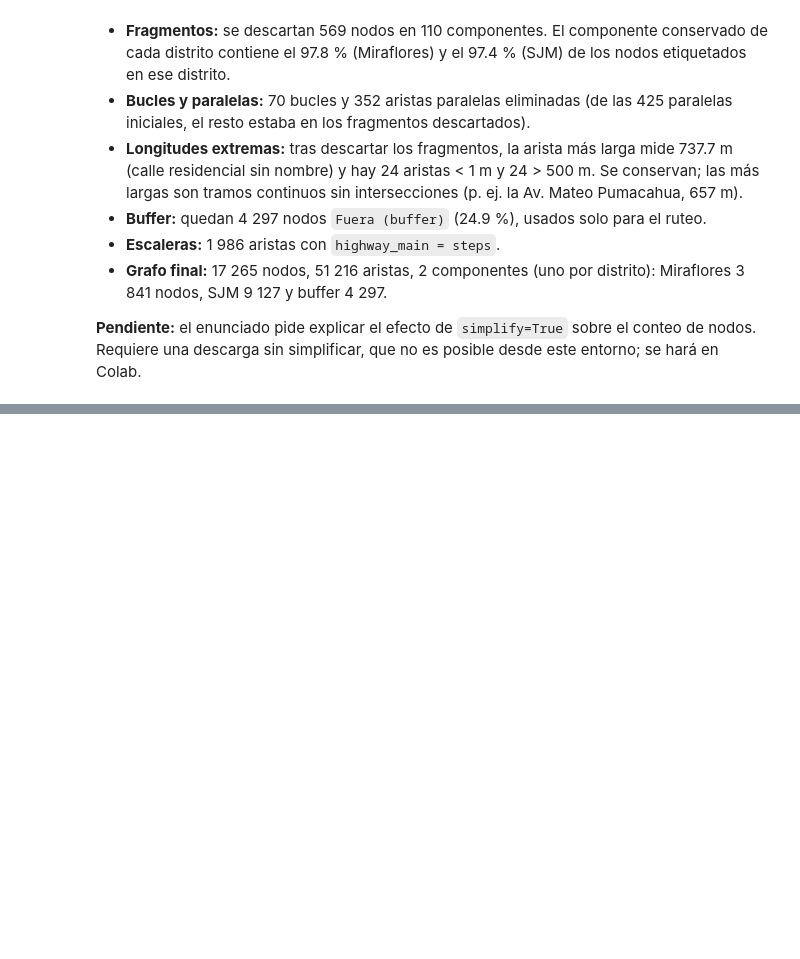
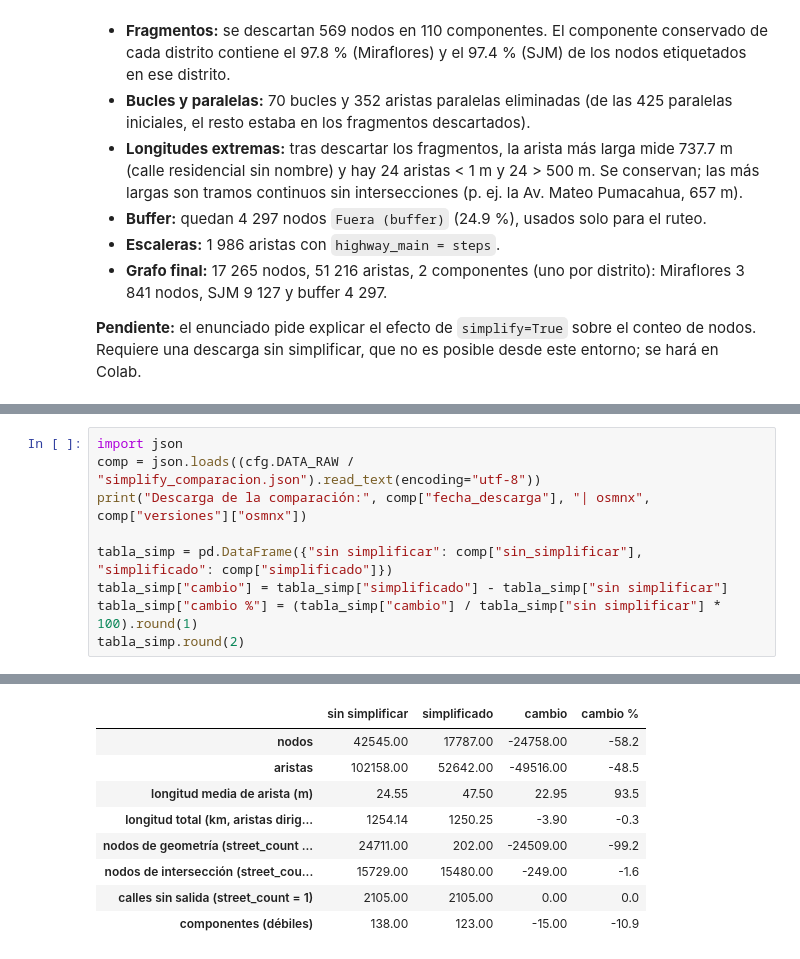
Before and after one commit to lvanCR/lima-walkability-accessibility, a Jupyter notebook: notebooks/01_descarga_y_limpieza.ipynb, the cells around one changed output, grey strips where cells are left out. Drawn from its saved outputs; the diff is of its cells as text; blank space fills up the shorter version.

```diff
--- a/notebooks/01_descarga_y_limpieza.ipynb
+++ b/notebooks/01_descarga_y_limpieza.ipynb
@@ -643,0 +652,10 @@ print([f"{p.name}: {p.stat().st_size/1e6:.1f} MB" for p in (ruta_clean, ruta_gpk
+# %%
+import json
+comp = json.loads((cfg.DATA_RAW / "simplify_comparacion.json").read_text(encoding="utf-8"))
+print("Descarga de la comparación:", comp["fecha_descarga"], "| osmnx", comp["versiones"]["osmnx"])
+
+tabla_simp = pd.DataFrame({"sin simplificar": comp["sin_simplificar"], "simplificado": comp["simplificado"]})
+tabla_simp["cambio"] = tabla_simp["simplificado"] - tabla_simp["sin simplificar"]
+tabla_simp["cambio %"] = (tabla_simp["cambio"] / tabla_simp["sin simplificar"] * 100).round(1)
+tabla_simp.round(2)
+# %% [output]
@@ -643,0 +663,9 @@ print([f"{p.name}: {p.stat().st_size/1e6:.1f} MB" for p in (ruta_clean, ruta_gpk
+|  | sin simplificar | simplificado | cambio | cambio % |
+| nodos | 42545.00 | 17787.00 | -24758.00 | -58.2 |
+| aristas | 102158.00 | 52642.00 | -49516.00 | -48.5 |
+| longitud media de arista (m) | 24.55 | 47.50 | 22.95 | 93.5 |
+| longitud total (km, aristas dirig... | 1254.14 | 1250.25 | -3.90 | -0.3 |
+| nodos de geometría (street_count ... | 24711.00 | 202.00 | -24509.00 | -99.2 |
+| nodos de intersección (street_cou... | 15729.00 | 15480.00 | -249.00 | -1.6 |
+| calles sin salida (street_count = 1) | 2105.00 | 2105.00 | 0.00 | 0.0 |
+| componentes (débiles) | 138.00 | 123.00 | -15.00 | -10.9 |
```
Also changed, not shown: parts of 6 cells of this notebook, 6 other files.
